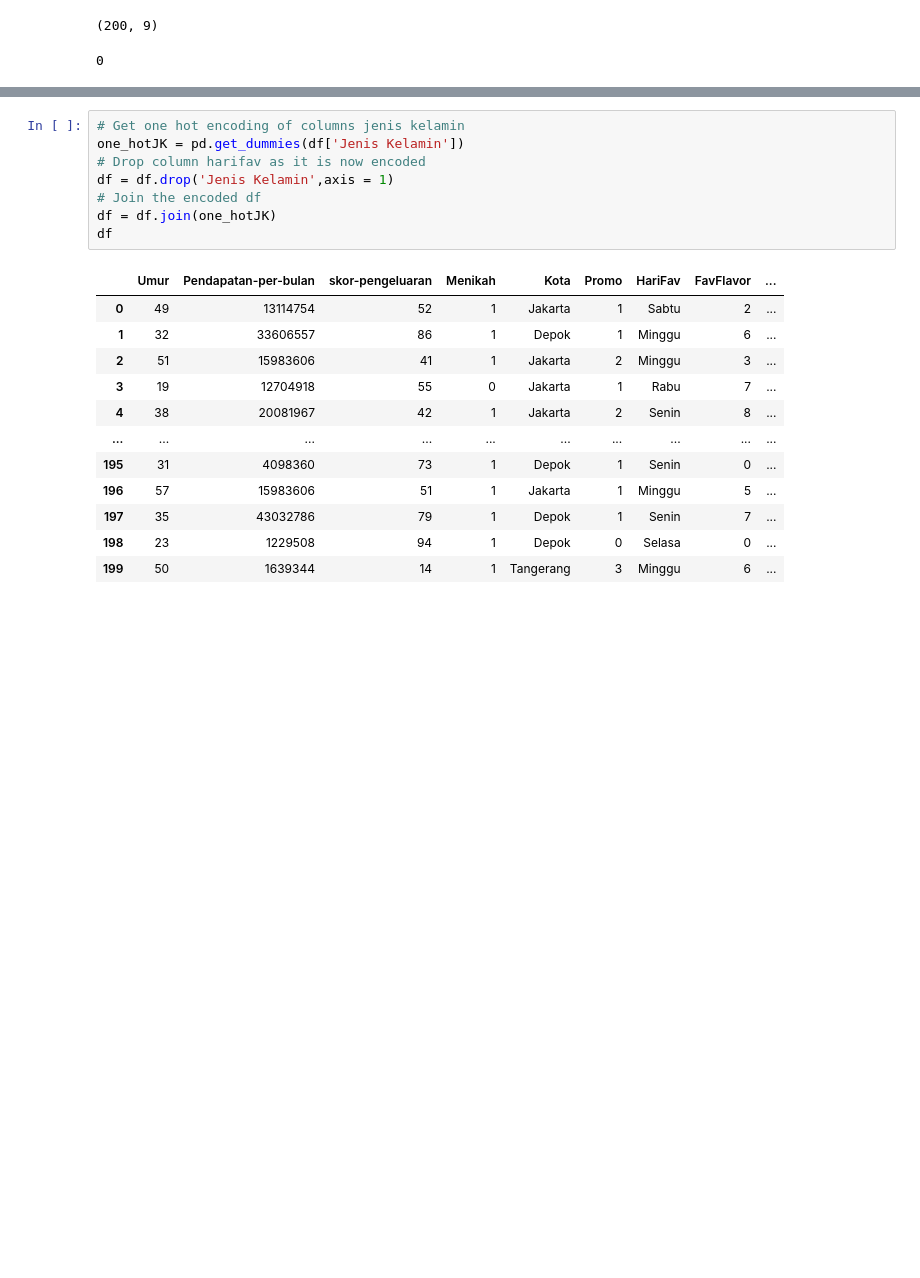
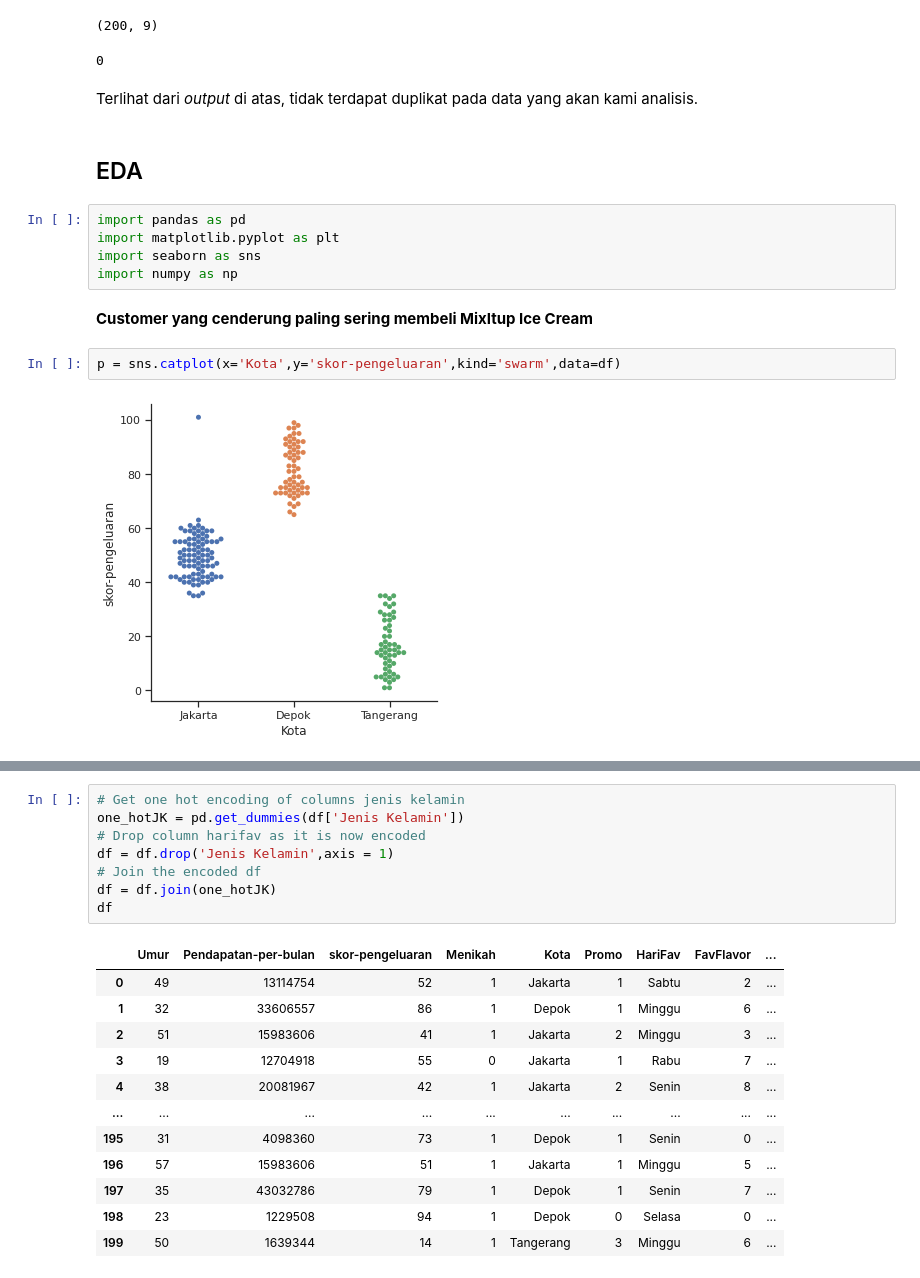
Before and after one commit to lidyaanggreni/StudyCase_MixITup_GroupD, a Jupyter notebook: StudyCase_MixITup_GroupD.ipynb, the cells around one changed output, grey strips where cells are left out. Saved outputs shown, nothing was run; the diff lists cells and outputs as text; blank space fills up the shorter version.

```diff
--- a/StudyCase_MixITup_GroupD.ipynb
+++ b/StudyCase_MixITup_GroupD.ipynb
@@ -151,3 +167,18 @@ df.duplicated().sum()
 # %% [output]
 (200, 9)
 0
+# %% [markdown]
+Terlihat dari *output* di atas, tidak terdapat duplikat pada data yang akan kami analisis.
+# %% [markdown]
+## EDA
+# %%
+import pandas as pd
+import matplotlib.pyplot as plt
+import seaborn as sns
+import numpy as np
+# %% [markdown]
+**Customer yang cenderung paling sering membeli MixItup Ice Cream**
+# %%
+p = sns.catplot(x='Kota',y='skor-pengeluaran',kind='swarm',data=df)
+# %% [output]
+[figure, added]
```
Also changed, not shown: parts of 36 cells of this notebook.
